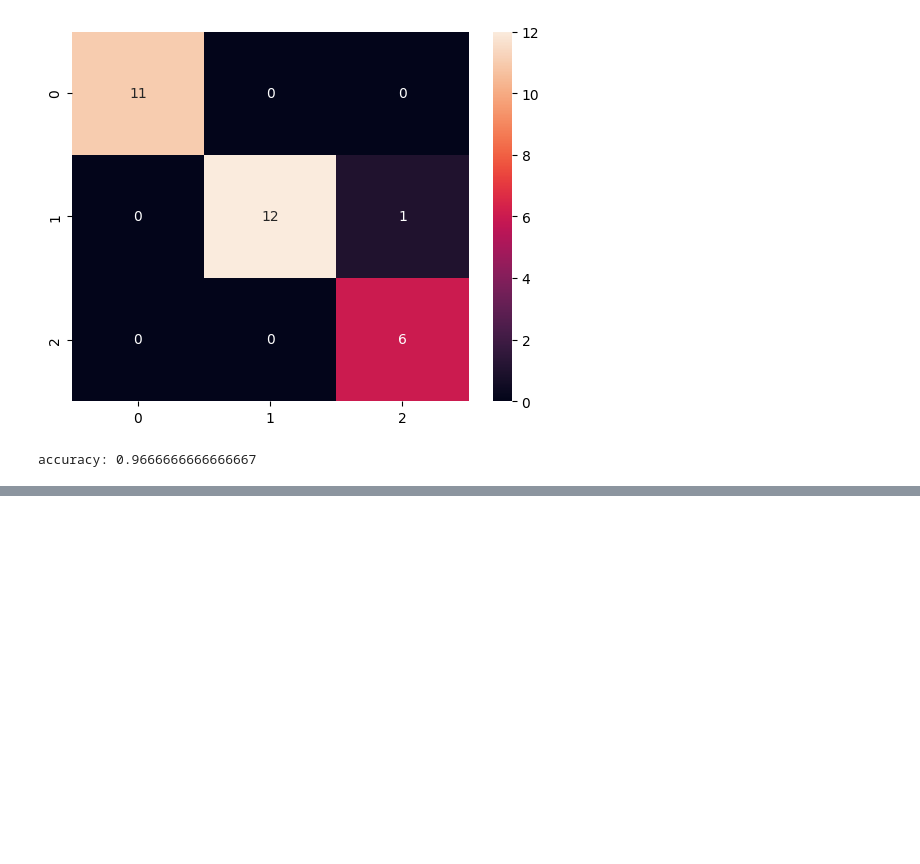
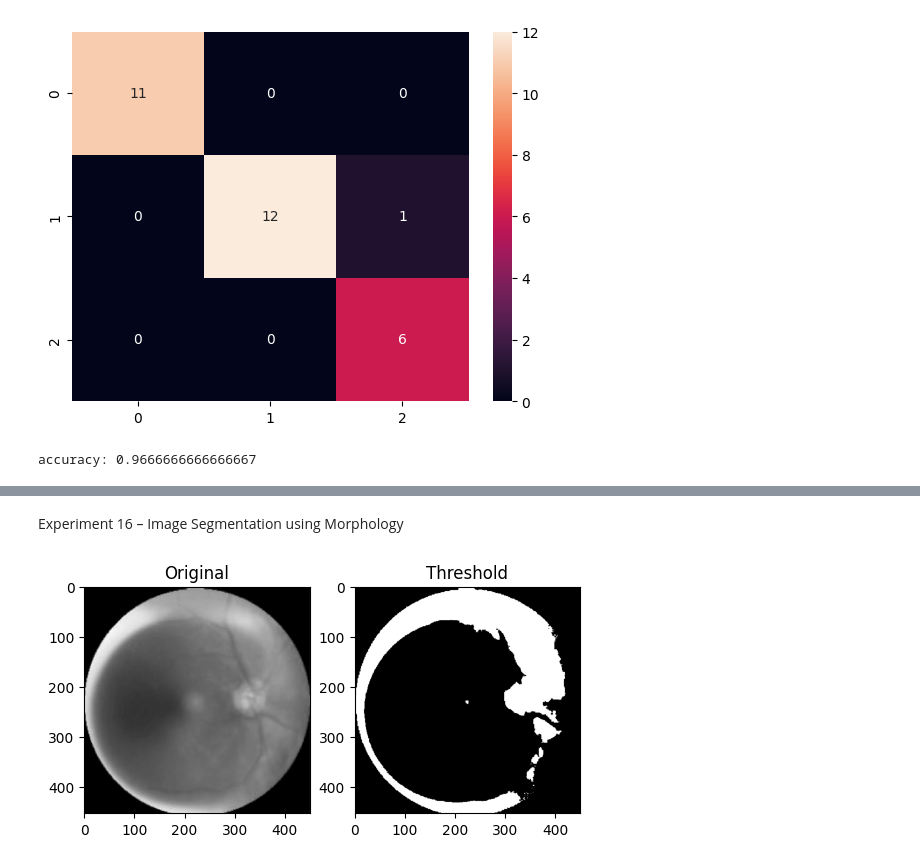
Before and after one commit to sathishr-ai/CSA4743-DL_LAB, a Jupyter notebook: DL_Lab.ipynb, the cells around one changed output, grey strips where cells are left out. Saved outputs shown, nothing was run; the diff lists cells and outputs as text; code cells hidden in the pictures; blank space fills up the shorter version.

```diff
--- a/DL_Lab.ipynb
+++ b/DL_Lab.ipynb
@@ -252,0 +403,27 @@ accuracy: 0.9666666666666667
+# %% [markdown]
+Experiment 16 – Image Segmentation using Morphology
+# %%
+import cv2
+import matplotlib.pyplot as plt
+
+img=cv2.imread("image.png",0)
+
+_,th=cv2.threshold(
+img,127,255,
+cv2.THRESH_BINARY)
+
+plt.subplot(1,2,1)
+
+plt.imshow(img,cmap='gray')
+
+plt.title("Original")
+
+plt.subplot(1,2,2)
+
+plt.imshow(th,cmap='gray')
+
+plt.title("Threshold")
+
+plt.show()
+# %% [output]
+[figure, added]
```
Also changed, not shown: parts of 18 cells of this notebook.
